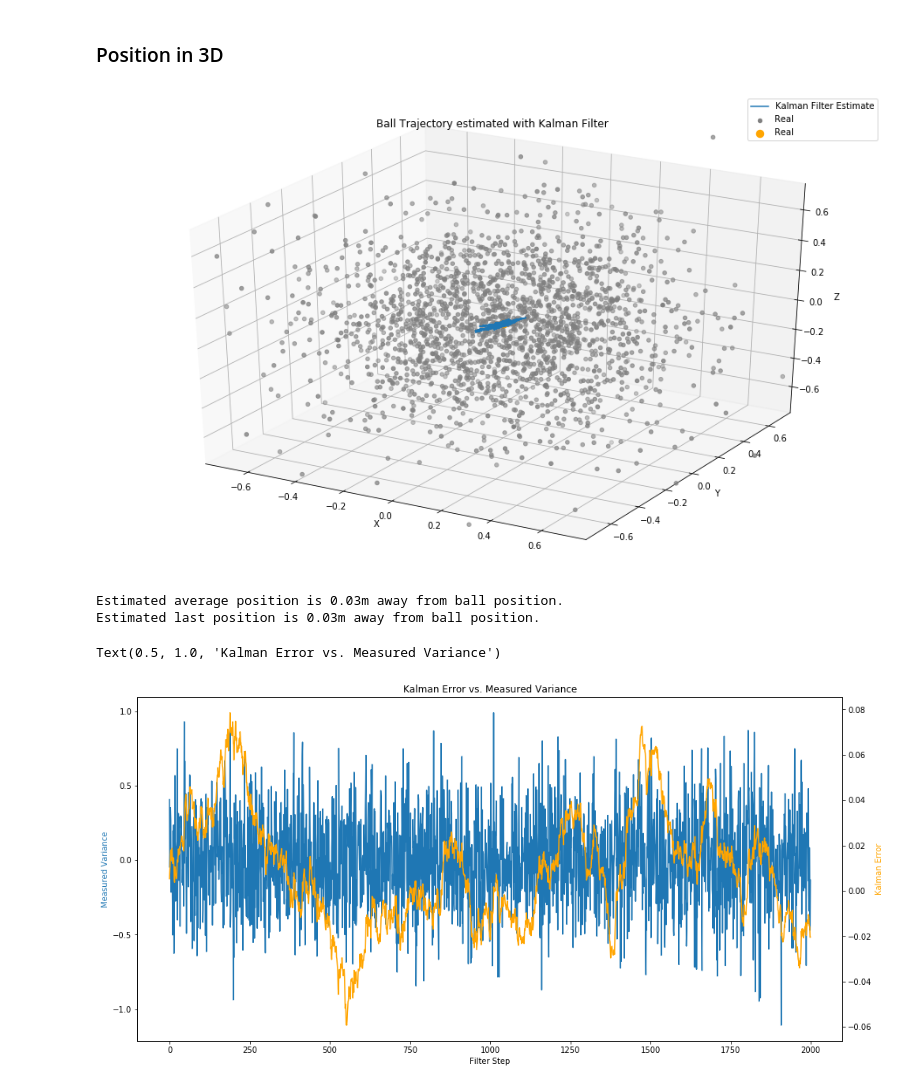
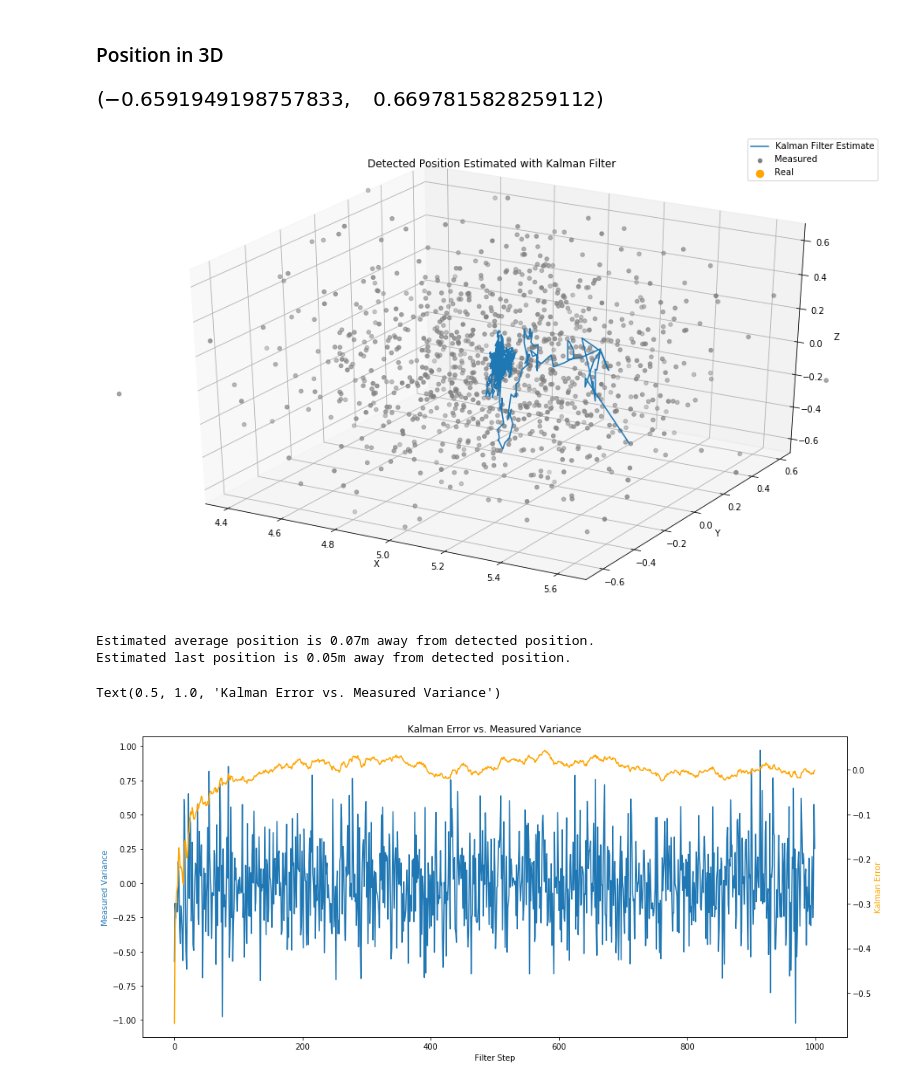
Before and after one commit to diggerdata/kolt_kalman_filter, a Jupyter notebook: Kolt-Kalman-Filter.ipynb, the cells around one changed output. Cells and saved outputs as stored; diff of their text form; code cells hidden in the pictures.

```diff
--- a/Kolt-Kalman-Filter.ipynb
+++ b/Kolt-Kalman-Filter.ipynb
@@ -29,7 +15,7 @@ $$y = \begin{bmatrix}1 & 0 & 0 & 0 & 0 & 0 & 0 & 0 & 0 \\ 0 & 1 & 0 & 0 & 0 & 0
 # %% [markdown]
 #### Initial Uncertainty
 # %%
-P = 100.0*np.eye(6)
+P = 1000.0*np.eye(6)
 
 fig = plt.figure(figsize=(6, 6))
 im = plt.imshow(P, interpolation="none", cmap=plt.get_cmap('binary'))
@@ -130,7 +116,7 @@ Qs*Qs.T
 # %% [output]
 $$\left[\begin{matrix}0.25 \Delta t^{4} & 0.25 \Delta t^{4} & 0.25 \Delta t^{4} & 0.5 \Delta t^{3} & 0.5 \Delta t^{3} & 0.5 \Delta t^{3}\\0.25 \Delta t^{4} & 0.25 \Delta t^{4} & 0.25 \Delta t^{4} & 0.5 \Delta t^{3} & 0.5 \Delta t^{3} & 0.5 \Delta t^{3}\\0.25 \Delta t^{4} & 0.25 \Delta t^{4} & 0.25 \Delta t^{4} & 0.5 \Delta t^{3} & 0.5 \Delta t^{3} & 0.5 \Delta t^{3}\\0.5 \Delta t^{3} & 0.5 \Delta t^{3} & 0.5 \Delta t^{3} & \Delta t^{2} & \Delta t^{2} & \Delta t^{2}\\0.5 \Delta t^{3} & 0.5 \Delta t^{3} & 0.5 \Delta t^{3} & \Delta t^{2} & \Delta t^{2} & \Delta t^{2}\\0.5 \Delta t^{3} & 0.5 \Delta t^{3} & 0.5 \Delta t^{3} & \Delta t^{2} & \Delta t^{2} & \Delta t^{2}\end{matrix}\right]$$
 # %%
-sa = 0.0
+sa = 3.0
 G = np.matrix([[1/2.0*dt**2],
                [1/2.0*dt**2],
                [1/2.0*dt**2],
@@ -203,14 +189,14 @@ Create the dummy camera movement/vision data.
 # %%
 Hz = 100.0 # Frequency of Vision System
 dt = 1.0/Hz
-T = 20.0 # s measuremnt time
+T = 10.0 # s measuremnt time
 m = int(T/dt) # number of measurements
 
-px= 0.0 # x Position Start
-py= 0.0 # y Position Start
+px= 1.0 # x Position Start
+py= 2.0 # y Position Start
 pz= 0.0 # z Position Start
 
-cpx= 0.0 # x Camera Position Start
+cpx= 5.0 # x Camera Position Start
 cpy= 0.0 # y Camera Position Start
 cpz= 0.0 # z Camera Position Start
 
@@ -241,6 +227,7 @@ for i in range(int(m)):
 #     cvx = r*w*sin(i*dt*w)
 
     px = cpx - r*cos(i*dt*w1)*sin(i*dt*w2)
+    px += 5.0
     py = cpy - r*cos(i*dt*w1)*sin(i*dt*w2)
     pz = cpz - r*cos(i*dt*w1)
 
@@ -505,35 +523,36 @@ Text(0, 0.5, 'Y ($m$)')
 # %%
 fig = plt.figure(figsize=(16,10))
 ax = fig.add_subplot(111, projection='3d')
-ax.scatter(Xm, Ym, Zm, label='Real', c='grey', zorder=10)
+ax.scatter(Xm, Ym, Zm, label='Measured', c='grey', zorder=10)
 ax.plot(xt,yt,zt, label='Kalman Filter Estimate', zorder=5)
 ax.scatter(Xr, Yr, Zr, label='Real', linewidth=5.0, c='orange', zorder=15)
 ax.set_xlabel('X')
 ax.set_ylabel('Y')
 ax.set_zlabel('Z')
 ax.legend()
-plt.title('Ball Trajectory estimated with Kalman Filter')
+plt.title('Detected Position Estimated with Kalman Filter')
 
 # Axis equal
 max_range = np.array([Xm.max()-Xm.min(), Ym.max()-Ym.min(), Zm.max()-Zm.min()]).max() / 3.0
 mean_x = Xm.mean()
 mean_y = Ym.mean()
 mean_z = Zm.mean()
 ax.set_xlim(mean_x - max_range, mean_x + max_range)
 ax.set_ylim(mean_y - max_range, mean_y + max_range)
 ax.set_zlim(mean_z - max_range, mean_z + max_range)
-plt.savefig('Kalman-Filter-CA-Ball-Trajectory.png', dpi=150, bbox_inches='tight')
+# plt.savefig('Kalman-Filter-CA-Ball-Trajectory.png', dpi=150, bbox_inches='tight')
 # %% [output]
-[figure, old version]
+[figure, new version]
+[figure, added]
 # %%
 dist = np.sqrt((np.array(Xr)-xt)**2 + (np.array(Yr)-yt)**2 + (np.array(Zr)-zt)**2)
-print('Estimated average position is %.2fm away from ball position.' % np.mean(dist))
-print('Estimated last position is %.2fm away from ball position.' % dist[-1])
+print('Estimated average position is %.2fm away from detected position.' % np.mean(dist))
+print('Estimated last position is %.2fm away from detected position.' % dist[-1])
 # %% [output]
-Estimated average position is 0.03m away from ball position.
-Estimated last position is 0.03m away from ball position.
+Estimated average position is 0.07m away from detected position.
+Estimated last position is 0.05m away from detected position.
 # %%
-fig, ax1 = plt.subplots(figsize=(16,8))
+fig, ax1 = plt.subplots(figsize=(16,7))
 ax1.plot(range(len(measurements[0])), np.array(Xr)-Xm)
 
 ax2 = ax1.twinx()  # instantiate a second axes that shares the same x-axis
@@ -545,4 +564,4 @@ ax2.set_ylabel('Kalman Error', color='orange')
 plt.title('Kalman Error vs. Measured Variance')
 # %% [output]
 Text(0.5, 1.0, 'Kalman Error vs. Measured Variance')
-[figure, old version]
+[figure, new version]
```
Also changed, not shown: parts of 12 cells of this notebook.
